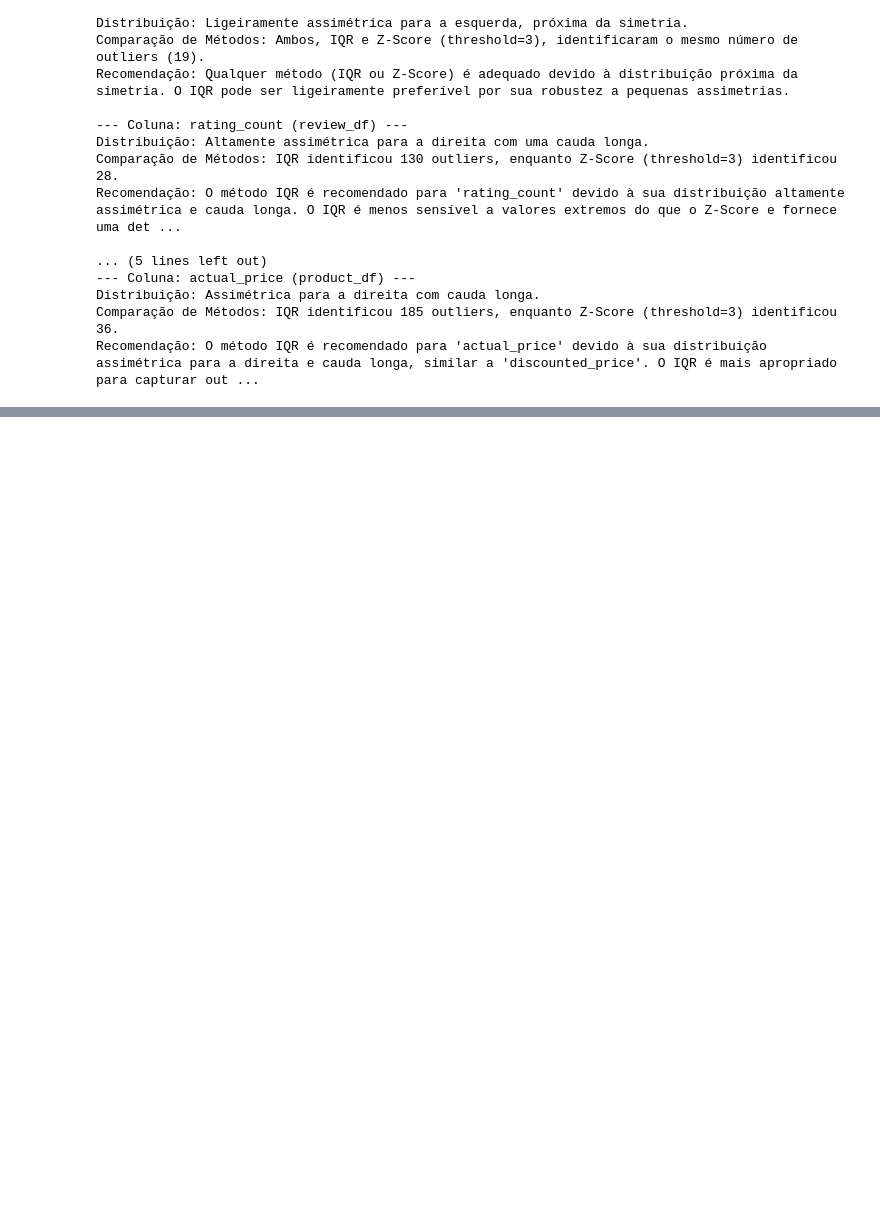
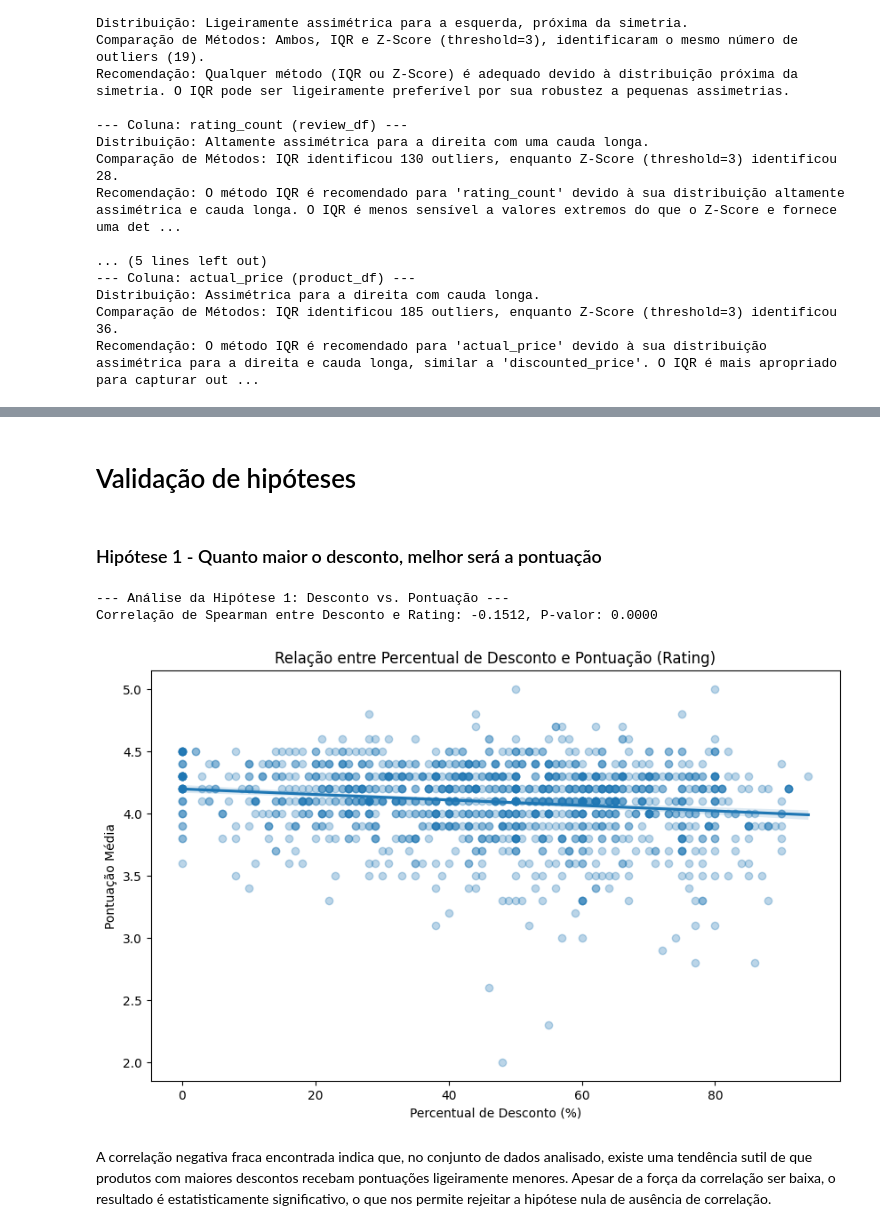
Before and after one commit to BragaGiu/projeto-amazon-sales, a Jupyter notebook: DataLab.ipynb, the cells around one changed output, grey strips where cells are left out. Drawn from its saved outputs; the diff is of its cells as text; code cells hidden in the pictures; blank space fills up the shorter version.

```diff
--- a/DataLab.ipynb
+++ b/DataLab.ipynb
@@ -720,0 +1019,25 @@ Recomendação: O método IQR é recomendado para 'actual_price' devido à sua d
+# %% [markdown]
+# Validação de hipóteses
+# %% [markdown]
+### Hipótese 1 - Quanto maior o desconto, melhor será a pontuação
+# %%
+# Hipótese 1: Quanto maior o desconto, melhor será a pontuação.
+print("\n--- Análise da Hipótese 1: Desconto vs. Pontuação ---")
+
+# Correlação de Spearman (mais robusta a outliers e relações não lineares)
+spearman_corr_h1, spearman_p_value_h1 = stats.spearmanr(unificada_df['discount_percentage'], unificada_df['rating'])
+print(f"Correlação de Spearman entre Desconto e Rating: {spearman_corr_h1:.4f}, P-valor: {spearman_p_value_h1:.4f}")
+
+# Visualização (Scatter plot com linha de regressão)
+plt.figure(figsize=(10, 6))
+sns.regplot(x='discount_percentage', y='rating', data=unificada_df, scatter_kws={'alpha':0.3})
+plt.title('Relação entre Percentual de Desconto e Pontuação (Rating)')
+plt.xlabel('Percentual de Desconto (%)')
+plt.ylabel('Pontuação Média')
+plt.show()
+# %% [output]
+--- Análise da Hipótese 1: Desconto vs. Pontuação ---
+Correlação de Spearman entre Desconto e Rating: -0.1512, P-valor: 0.0000
+[figure, added]
+# %% [markdown]
+A correlação negativa fraca encontrada indica que, no conjunto de dados analisado, existe uma tendência sutil de que produtos com maiores descontos recebam pontuações ligeiramente menores. Apesar de a força da correlação ser baixa, o resultado é estatisticamente significativo, o que nos permite rejeitar a hipótese nula de ausência de correlação.
```
Also changed, not shown: parts of 109 cells of this notebook.
